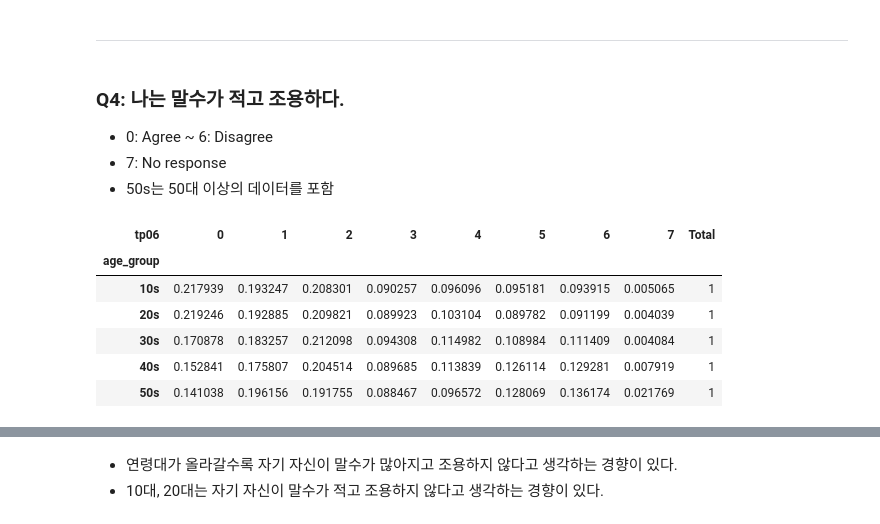
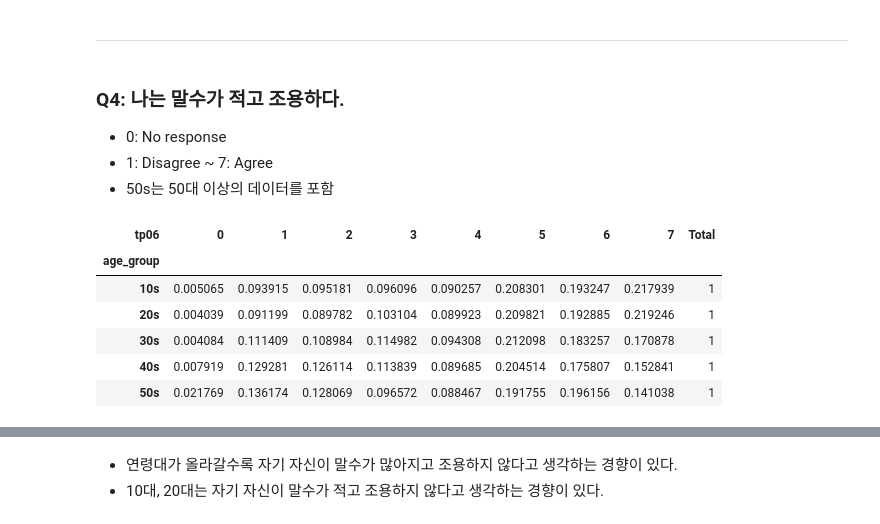
Before and after one commit to imdg3/8th_EDA, a Jupyter notebook: 1조/유영서/DataAnalysis.ipynb, the cells around one changed output, grey strips where cells are left out. Drawn from its saved outputs; the diff is of its cells as text; code cells hidden in the pictures.

```diff
--- a/1조/유영서/DataAnalysis.ipynb
+++ b/1조/유영서/DataAnalysis.ipynb
@@ -21,8 +22,3 @@ data.head()
 | 3 | 3 | 3.0 | 504 | 3.0 | 2311 | 4.0 | 992 | 3.0 | 3245 | 1.0 | ... | ... |
 | 4 | 4 | 1.0 | 927 | 1.0 | 707 | 5.0 | 556 | 2.0 | 1062 | 1.0 | ... | ... |
 5 rows × 78 columns
-# %%
-# choose needed columns
-# my data: Qh_, Qj_, tp05, tp06
-data = data.loc[:, ['age_group', 'QhA', 'QhE', 'QjA', 'QjE', 'tp05', 'tp06']]
-data.head()
@@ -63,3 +59,11 @@ dtype: int64
+# %%
+# change tp score
+for i in range(1, 10):
+    data[f'tp0{i}'] = 7 - data[f'tp0{i}']
+data['tp10'] = 7 - data['tp10']
+# %%
+# merge 50s, 60s, and +70s as 50s
+data.age_group = data.age_group.apply(lambda x: '50s' if x in ['50s', '60s', '+70s'] else x)
 # %% [markdown]
 ## 주어진 문항에 대한 연령대 별 분석
 # %% [markdown]
@@ -141,22 +166,20 @@ pivot
 ---
 # %% [markdown]
 ### Q4: 나는 말수가 적고 조용하다.
-* 0: Agree ~ 6: Disagree
-* 7: No response
+* 0: No response
+* 1: Disagree ~ 7: Agree
 * 50s는 50대 이상의 데이터를 포함
 # %%
 pivot = pd.pivot_table(data = data, index = "age_group", columns = "tp06", aggfunc = "size", fill_value = 0)
-pivot.loc['50s'] = pivot.loc['+70s'] + pivot.loc['60s'] + pivot.loc['50s']
-pivot = pivot.drop(['60s', '+70s'])
 pivot['Total'] = pivot.sum(axis=1)
 for i in range(1, 6):
     pivot.loc[f'{i}0s'] = pivot.loc[f'{i}0s']/pivot['Total'][f'{i}0s']
 pivot
 # %% [output]
 | tp06 | 0 | 1 | 2 | 3 | 4 | 5 | 6 | 7 | Total |
 | age_group |  |  |  |  |  |  |  |  |  |
-| 10s | 0.217939 | 0.193247 | 0.208301 | 0.090257 | 0.096096 | 0.095181 | 0.093915 | 0.005065 | 1 |
-| 20s | 0.219246 | 0.192885 | 0.209821 | 0.089923 | 0.103104 | 0.089782 | 0.091199 | 0.004039 | 1 |
-| 30s | 0.170878 | 0.183257 | 0.212098 | 0.094308 | 0.114982 | 0.108984 | 0.111409 | 0.004084 | 1 |
-| 40s | 0.152841 | 0.175807 | 0.204514 | 0.089685 | 0.113839 | 0.126114 | 0.129281 | 0.007919 | 1 |
-| 50s | 0.141038 | 0.196156 | 0.191755 | 0.088467 | 0.096572 | 0.128069 | 0.136174 | 0.021769 | 1 |
+| 10s | 0.005065 | 0.093915 | 0.095181 | 0.096096 | 0.090257 | 0.208301 | 0.193247 | 0.217939 | 1 |
+| 20s | 0.004039 | 0.091199 | 0.089782 | 0.103104 | 0.089923 | 0.209821 | 0.192885 | 0.219246 | 1 |
+| 30s | 0.004084 | 0.111409 | 0.108984 | 0.114982 | 0.094308 | 0.212098 | 0.183257 | 0.170878 | 1 |
+| 40s | 0.007919 | 0.129281 | 0.126114 | 0.113839 | 0.089685 | 0.204514 | 0.175807 | 0.152841 | 1 |
+| 50s | 0.021769 | 0.136174 | 0.128069 | 0.096572 | 0.088467 | 0.191755 | 0.196156 | 0.141038 | 1 |
```
Also changed, not shown: parts of 47 cells of this notebook.
